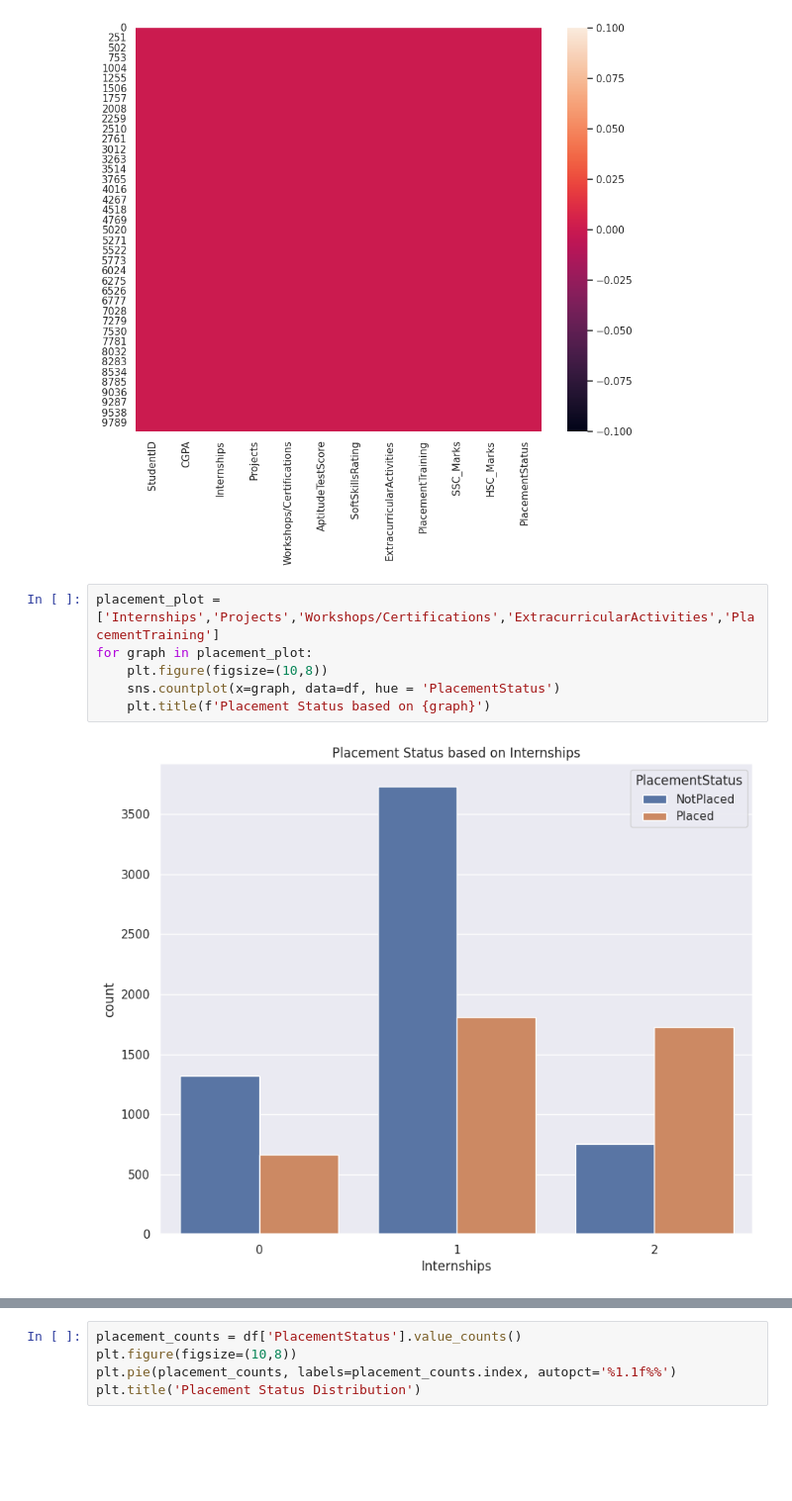
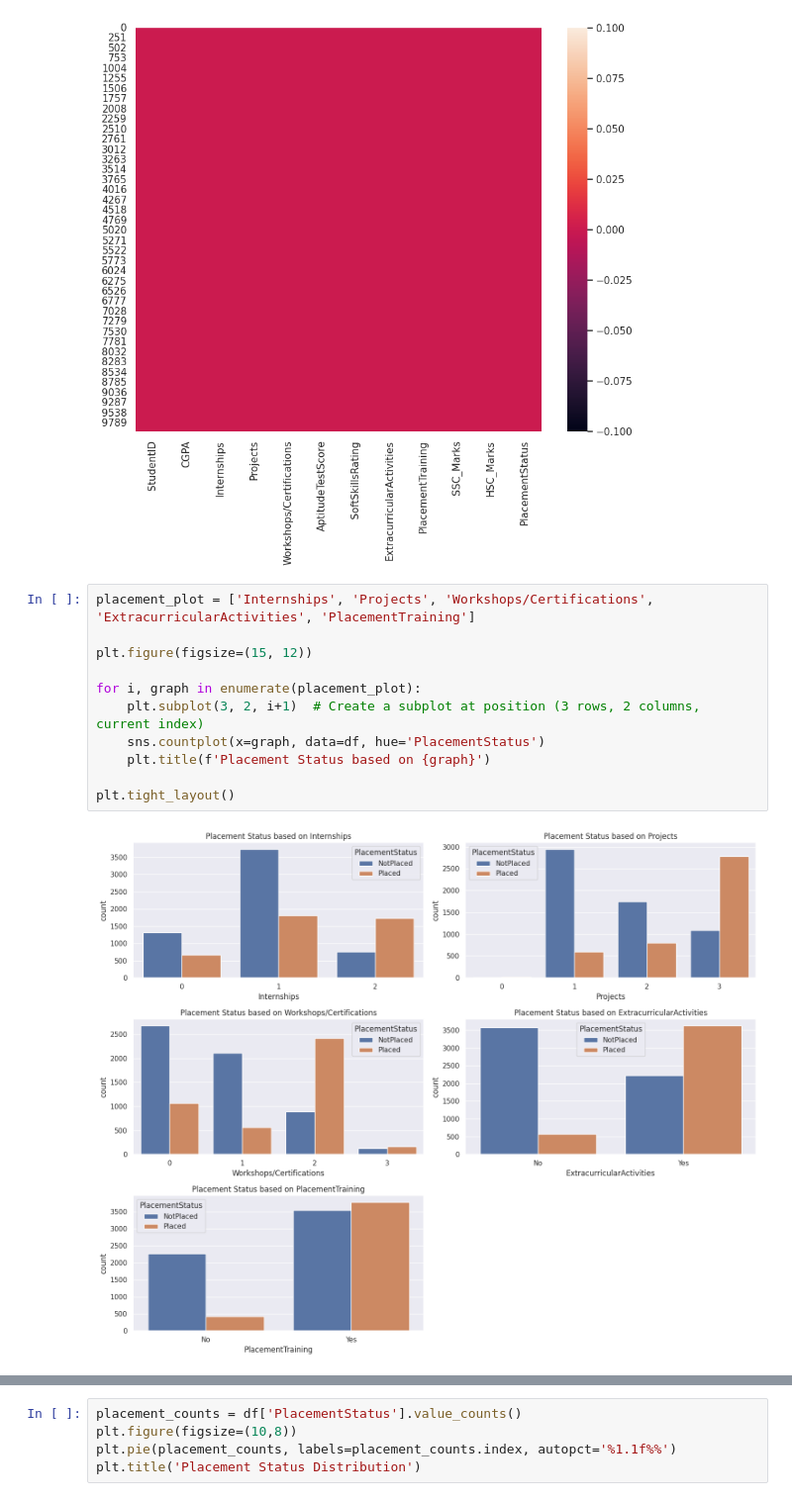
Before and after one commit to gowdhamanbj/placement_prediction, a Jupyter notebook: placement-prediction.ipynb, the cells around one changed output, grey strips where cells are left out. Shown at 99% size. Saved outputs shown, nothing was run; the diff lists cells and outputs as text; blank space fills up the shorter version.

Commit message:
Kaggle Notebook | Placement prediction | Classification | Version 3

```diff
--- a/placement-prediction.ipynb
+++ b/placement-prediction.ipynb
@@ -114,10 +125,15 @@ sns.heatmap(df.isnull())
 <Axes: >
 [figure]
 # %%
-placement_plot = ['Internships','Projects','Workshops/Certifications','ExtracurricularActivities','PlacementTraining']
-for graph in placement_plot:
-    plt.figure(figsize=(10,8))
-    sns.countplot(x=graph, data=df, hue = 'PlacementStatus')
+placement_plot = ['Internships', 'Projects', 'Workshops/Certifications', 'ExtracurricularActivities', 'PlacementTraining']
+
+plt.figure(figsize=(15, 12))
+
+for i, graph in enumerate(placement_plot):
+    plt.subplot(3, 2, i+1)  # Create a subplot at position (3 rows, 2 columns, current index)
+    sns.countplot(x=graph, data=df, hue='PlacementStatus')
     plt.title(f'Placement Status based on {graph}')
+
+plt.tight_layout()
 # %% [output]
-[figure, old version]
+[figure, new version]
```
Also changed, not shown: parts of 13 cells of this notebook.
